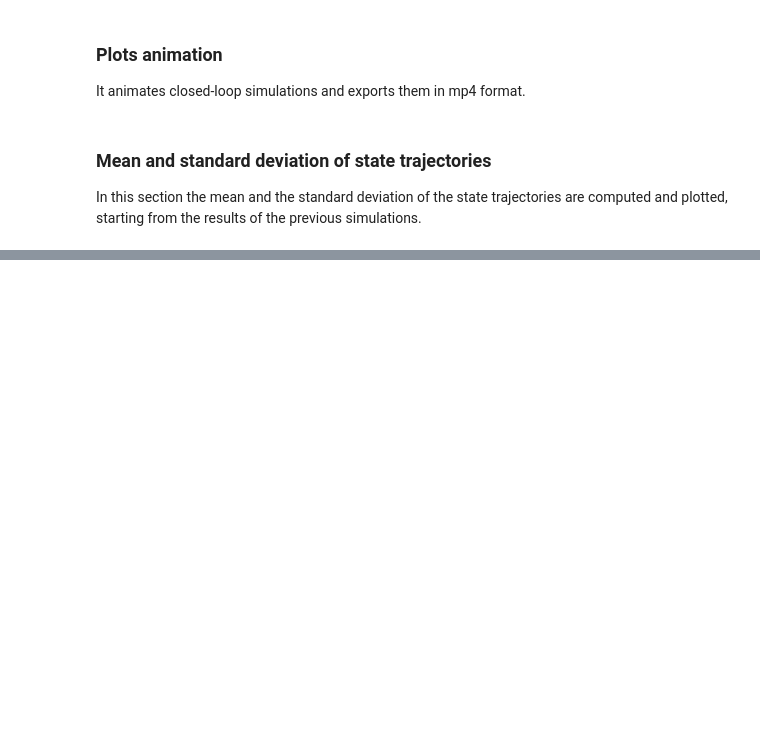
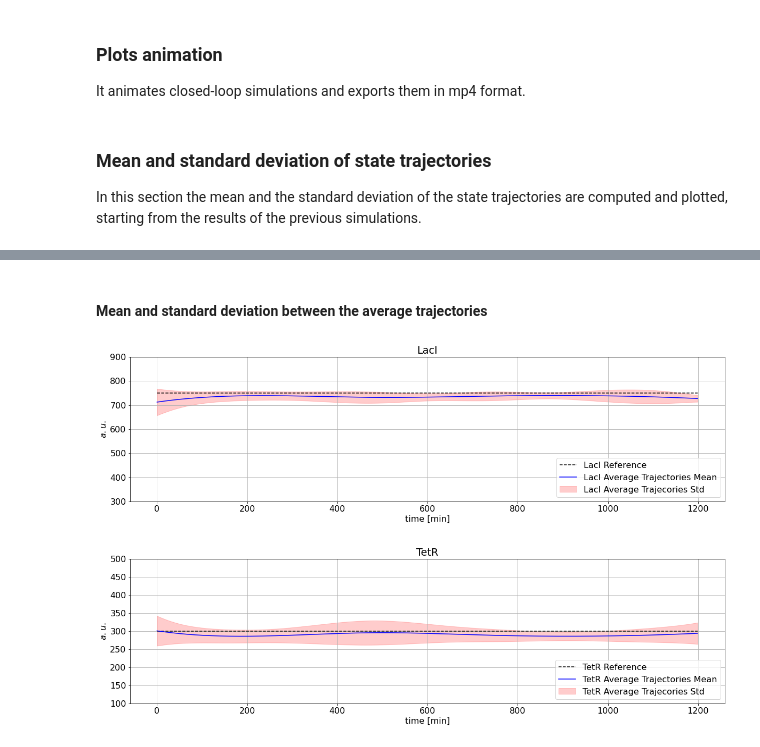
Before and after one commit to LorenzoPagliara/ToggleSwitchControl, a Jupyter notebook: MPC/stochastic.ipynb, the cells around one changed output, grey strips where cells are left out. Drawn from its saved outputs; the diff is of its cells as text; code cells hidden in the pictures; blank space fills up the shorter version.

```diff
--- a/MPC/stochastic.ipynb
+++ b/MPC/stochastic.ipynb
@@ -227,0 +172,2 @@ figure.savefig('./simulations/stochastic/mean_and_std/IPTG.png')
+# %% [markdown]
+#### Mean and standard deviation between the average trajectories
@@ -227,0 +182,39 @@ figure.savefig('./simulations/stochastic/mean_and_std/IPTG.png')
+# %%
+fig_x = 20
+fig_y = 5
+
+plt.rcParams['axes.grid'] = True
+plt.rcParams['font.size'] = 16
+
+figure, axes = plt.subplots(1, figsize=(fig_x, fig_y))
+
+axes.set_ylabel(r'$a.u.$')
+axes.set_title('LacI')
+axes.plot(avg_time, LacI_ref*np.ones(len(avg_time)), color='k', linestyle='--')
+axes.plot(avg_time, mean[:, 2], color='b')
+axes.fill_between(avg_time, mean[:, 2] - std[:, 2], mean[:, 2] + std[:, 2], color='r', alpha=0.2)
+axes.legend(['LacI Reference', 'LacI Average Trajectories Mean', 'LacI Average Trajecories Std'], loc='lower right')
+axes.set_xlabel('time [min]')
+axes.set_ylim(300, 900)
+
+
+figure.set_facecolor("white")
+figure.savefig('./simulations/stochastic/mean_and_std/LacI.png')
+
+figure, axes = plt.subplots(1, figsize=(fig_x, fig_y))
+
+axes.set_ylabel(r'$a.u.$')
+axes.set_title('TetR')
+axes.plot(avg_time, TetR_ref*np.ones(len(avg_time)), color='k', linestyle='--')
+axes.plot(avg_time, mean[:, 3], color='b')
+axes.fill_between(avg_time, mean[:, 3] - std[:, 3], mean[:, 3] + std[:, 3], color='r', alpha=0.2)
+axes.legend(['TetR Reference', 'TetR Average Trajectories Mean', 'TetR Average Trajecories Std'], loc='lower right')
+axes.set_xlabel('time [min]')
+axes.set_ylim(100, 500)
+
+
+figure.set_facecolor("white")
+figure.savefig('./simulations/stochastic/mean_and_std/TetR.png')
+# %% [output]
+[figure, added]
+[figure, added]
```
Also changed, not shown: parts of 11 cells of this notebook, 7 other files.
